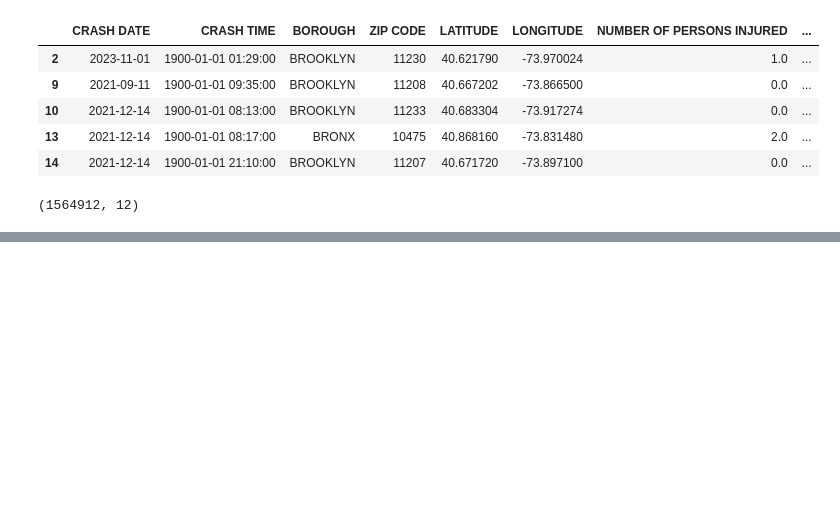
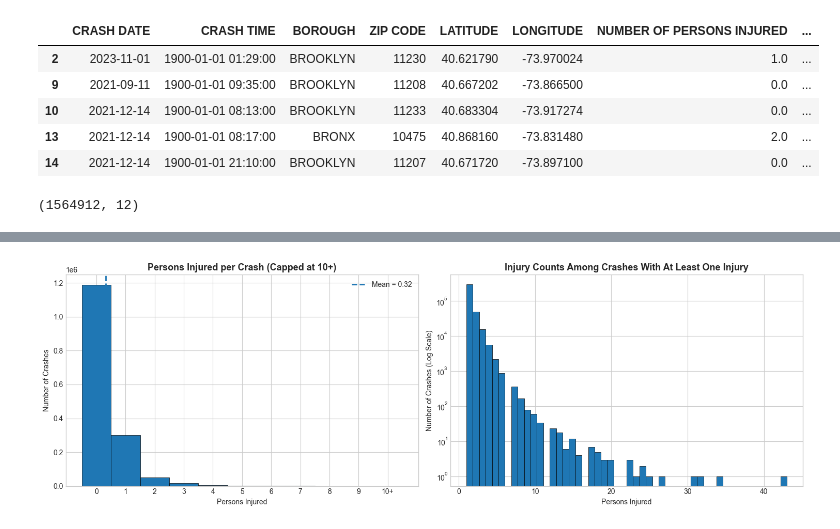
Before and after one commit to eadedeji8/320_Group_Project, a Jupyter notebook: crashes.ipynb, the cells around one changed output, grey strips where cells are left out. Saved outputs shown, nothing was run; the diff lists cells and outputs as text; code cells hidden in the pictures; blank space fills up the shorter version.

```diff
--- a/crashes.ipynb
+++ b/crashes.ipynb
@@ -204,0 +219,27 @@ t-statistic: nan, p-value: nan
+# %%
+
+inj = eda_df['NUMBER OF PERSONS INJURED'].dropna()
+inj_capped = inj.clip(upper=10)
+
+fig, axes = plt.subplots(1, 2, figsize=(15, 5))
+
+axes[0].hist(inj_capped, bins=np.arange(12) - 0.5, edgecolor='black', linewidth=0.5)
+axes[0].axvline(inj.mean(), linestyle='--', linewidth=2, label=f'Mean = {inj.mean():.2f}')
+axes[0].set_title('Persons Injured per Crash (Capped at 10+)', fontsize=13, fontweight='bold')
+axes[0].set_xlabel('Persons Injured')
+axes[0].set_ylabel('Number of Crashes')
+axes[0].set_xticks(range(11))
+axes[0].set_xticklabels([str(i) if i < 10 else '10+' for i in range(11)])
+axes[0].legend()
+
+injured_only = inj[inj > 0]
+axes[1].hist(injured_only, bins=50, edgecolor='black', linewidth=0.5)
+axes[1].set_yscale('log')
+axes[1].set_title('Injury Counts Among Crashes With At Least One Injury', fontsize=13, fontweight='bold')
+axes[1].set_xlabel('Persons Injured')
+axes[1].set_ylabel('Number of Crashes (Log Scale)')
+
+plt.tight_layout()
+plt.show()
+# %% [output]
+[figure, added]
```
Also changed, not shown: parts of 31 cells of this notebook.
